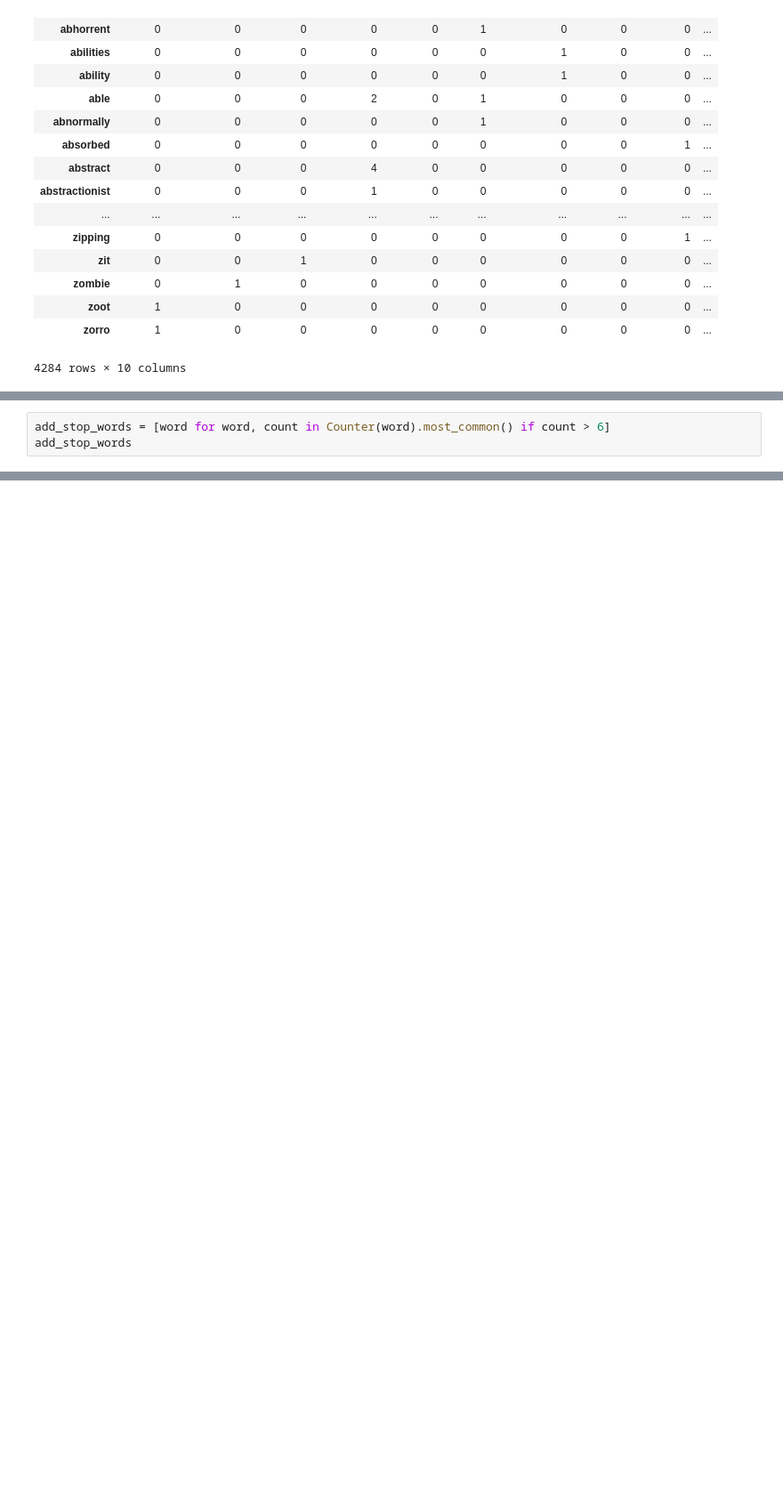
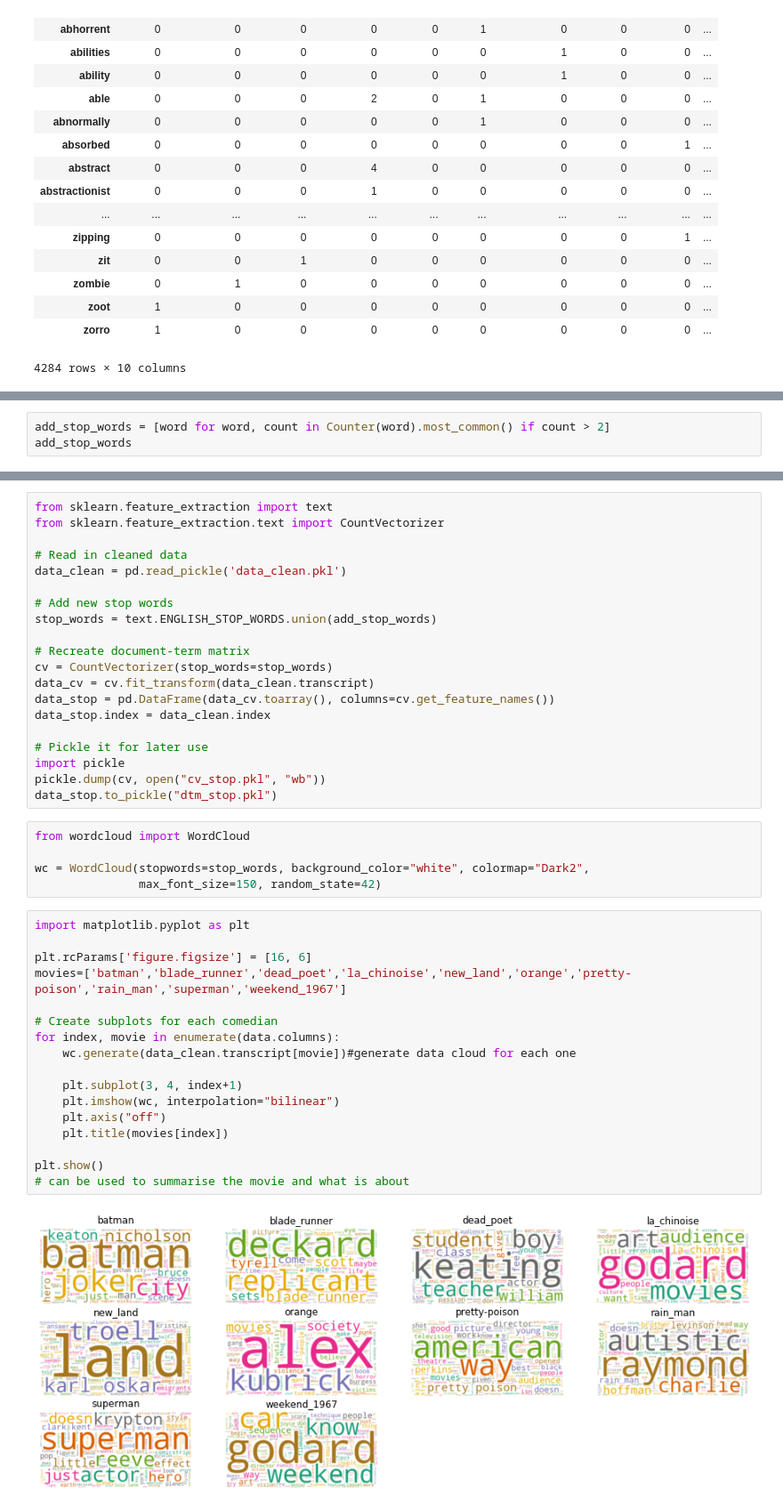
Before and after one commit to harshitgupta1998/Movie_review, a Jupyter notebook: Untitled.ipynb, the cells around one changed output, grey strips where cells are left out. Shown: that part at 89% size. Saved outputs shown, nothing was run; the diff lists cells and outputs as text; blank space fills up the shorter version.

```diff
--- a/Untitled.ipynb
+++ b/Untitled.ipynb
@@ -223,4 +230,4 @@ Counter(word).most_common()
 # %%
-add_stop_words = [word for word, count in Counter(word).most_common() if count > 6]
+add_stop_words = [word for word, count in Counter(word).most_common() if count > 2]
 add_stop_words
 # %% [output]
@@ -227,0 +235,44 @@ add_stop_words
+# %%
+from sklearn.feature_extraction import text
+from sklearn.feature_extraction.text import CountVectorizer
+
+# Read in cleaned data
+data_clean = pd.read_pickle('data_clean.pkl')
+
+# Add new stop words
+stop_words = text.ENGLISH_STOP_WORDS.union(add_stop_words)
+
+# Recreate document-term matrix
+cv = CountVectorizer(stop_words=stop_words)
+data_cv = cv.fit_transform(data_clean.transcript)
+data_stop = pd.DataFrame(data_cv.toarray(), columns=cv.get_feature_names())
+data_stop.index = data_clean.index
+
+# Pickle it for later use
+import pickle
+pickle.dump(cv, open("cv_stop.pkl", "wb"))
+data_stop.to_pickle("dtm_stop.pkl")
+# %%
+from wordcloud import WordCloud
+
+wc = WordCloud(stopwords=stop_words, background_color="white", colormap="Dark2",
+               max_font_size=150, random_state=42)
+# %%
+import matplotlib.pyplot as plt
+
+plt.rcParams['figure.figsize'] = [16, 6]
+movies=['batman','blade_runner','dead_poet','la_chinoise','new_land','orange','pretty-poison','rain_man','superman','weekend_1967']
+
+# Create subplots for each comedian
+for index, movie in enumerate(data.columns):
+    wc.generate(data_clean.transcript[movie])#generate data cloud for each one
+
+    plt.subplot(3, 4, index+1)
+    plt.imshow(wc, interpolation="bilinear")
+    plt.axis("off")
+    plt.title(movies[index])
+
+plt.show()
+# can be used to summarise the movie and what is about
+# %% [output]
+[figure, added]
```
Also changed, not shown: parts of 8 cells of this notebook.
